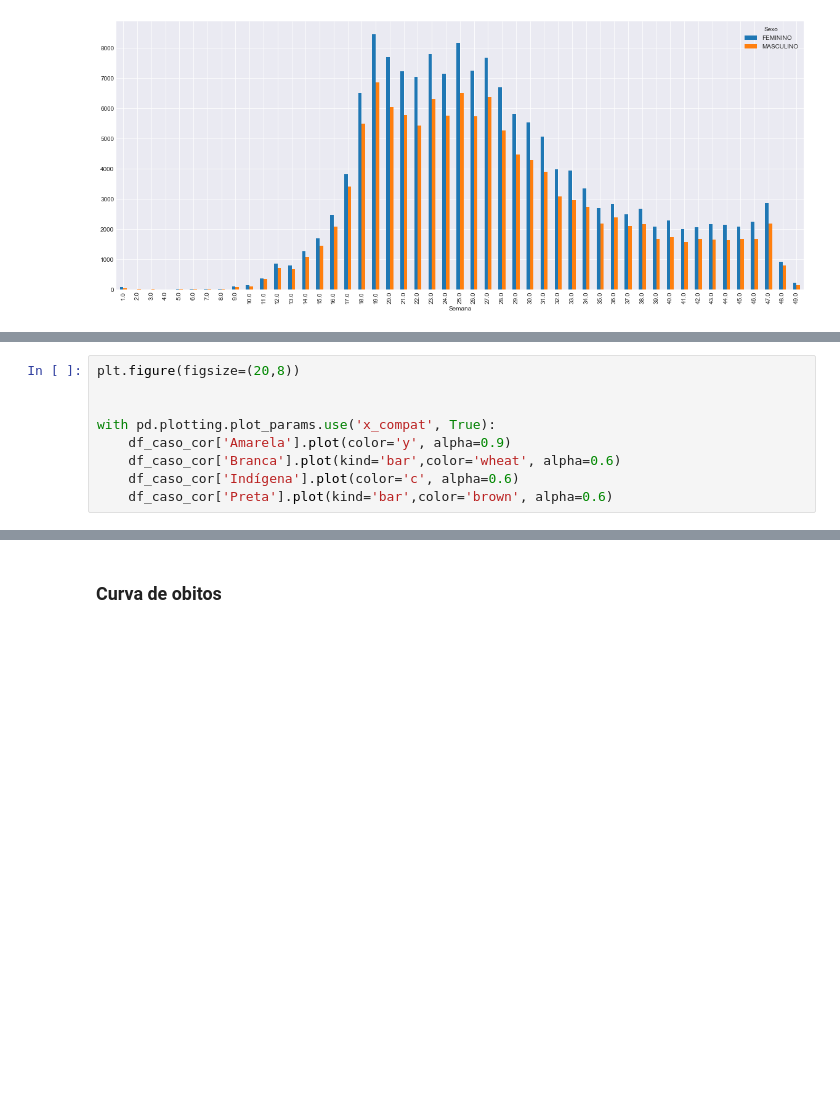
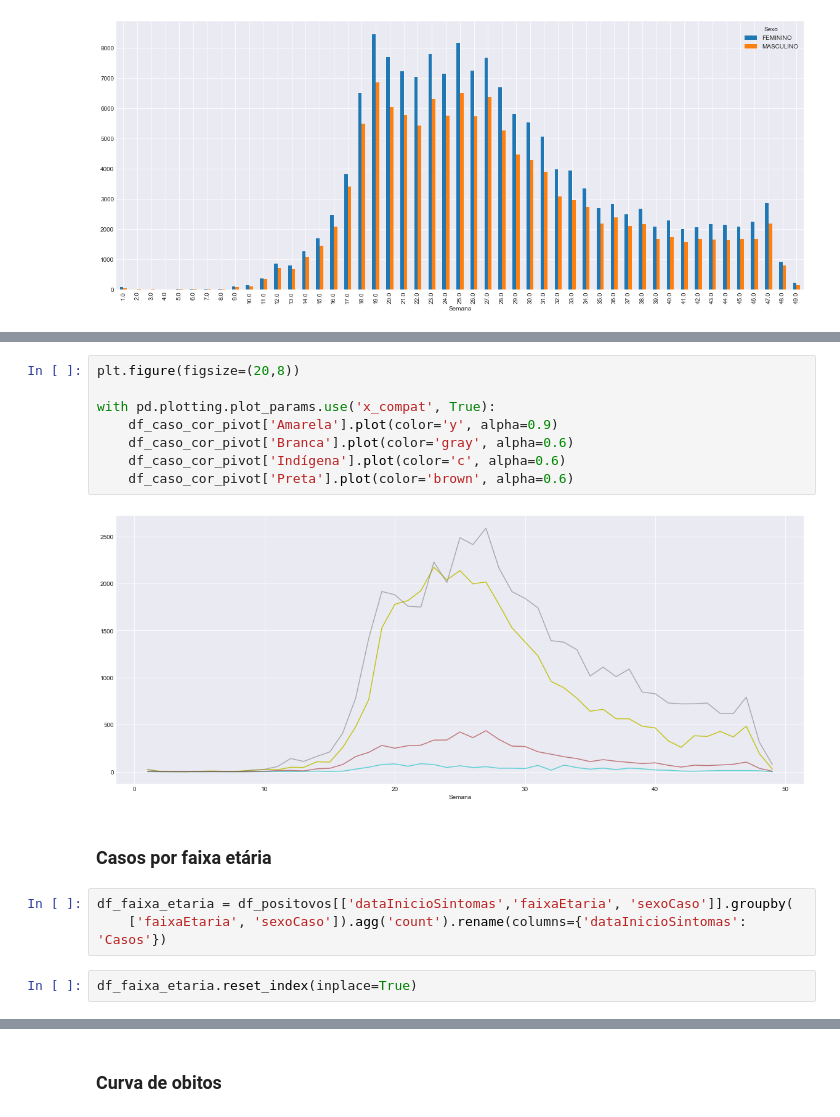
Before and after one commit to luan-prates/bootcamp-ds-aplicada-alura-2021, a Jupyter notebook: projetos/projeto_modulo_1/integrasus.ipynb, the cells around one changed output, grey strips where cells are left out. Cells and saved outputs as stored; diff of their text form; blank space fills up the shorter version.

```diff
--- a/projetos/projeto_modulo_1/integrasus.ipynb
+++ b/projetos/projeto_modulo_1/integrasus.ipynb
@@ -246,9 +264,17 @@ SyntaxError: invalid syntax (<ipython-input-23-d3bdc6e0d7cb>, line 1)
 # %%
 plt.figure(figsize=(20,8))
 
-
 with pd.plotting.plot_params.use('x_compat', True):
-    df_caso_cor['Amarela'].plot(color='y', alpha=0.9)
-    df_caso_cor['Branca'].plot(kind='bar',color='wheat', alpha=0.6)
-    df_caso_cor['Indígena'].plot(color='c', alpha=0.6)
-    df_caso_cor['Preta'].plot(kind='bar',color='brown', alpha=0.6)
+    df_caso_cor_pivot['Amarela'].plot(color='y', alpha=0.9)
+    df_caso_cor_pivot['Branca'].plot(color='gray', alpha=0.6)
+    df_caso_cor_pivot['Indígena'].plot(color='c', alpha=0.6)
+    df_caso_cor_pivot['Preta'].plot(color='brown', alpha=0.6)
+# %% [output]
+[figure, added]
+# %% [markdown]
+### Casos por faixa etária
+# %%
+df_faixa_etaria = df_positovos[['dataInicioSintomas','faixaEtaria', 'sexoCaso']].groupby(
+    ['faixaEtaria', 'sexoCaso']).agg('count').rename(columns={'dataInicioSintomas': 'Casos'})
+# %%
+df_faixa_etaria.reset_index(inplace=True)
```
Also changed, not shown: parts of 43 cells of this notebook.
